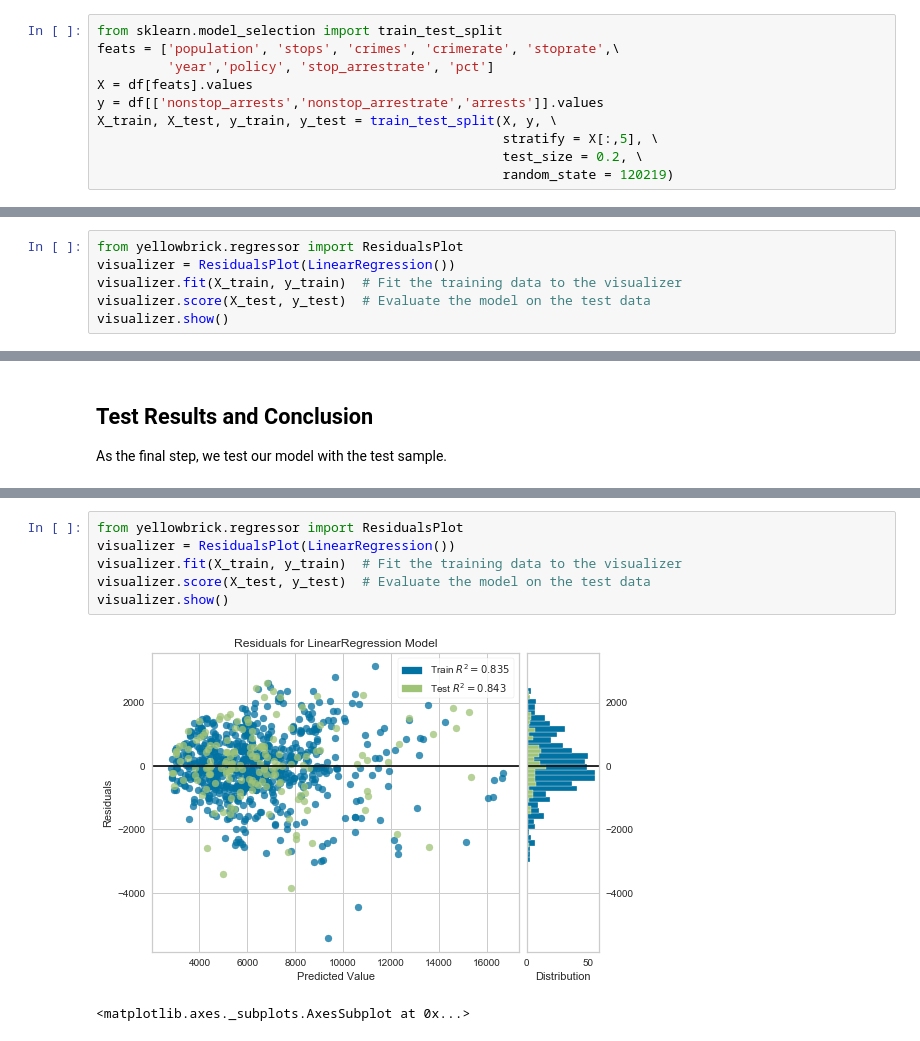
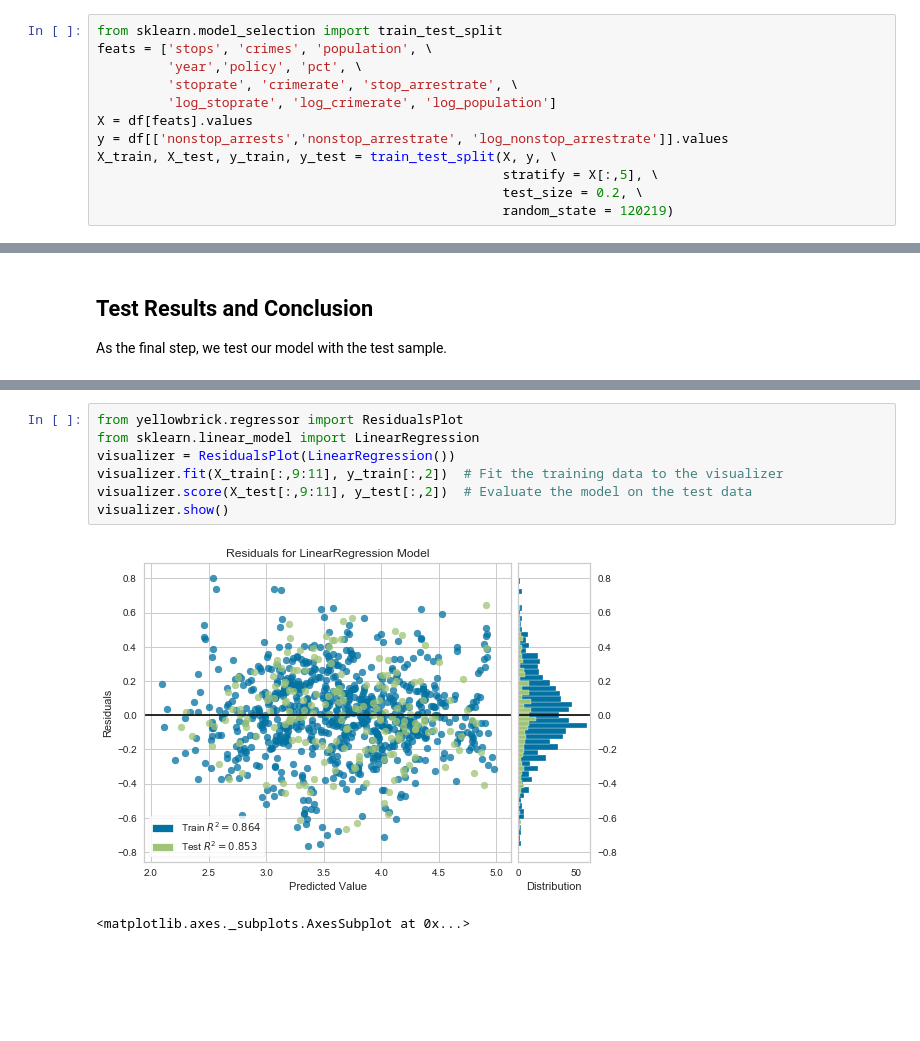
Before and after one commit to anilca-lab/FIS-Mod4-Project, a Jupyter notebook: Master_Notebook.ipynb, the cells around one changed output, grey strips where cells are left out. Cells and saved outputs as stored; diff of their text form; blank space fills up the shorter version.

```diff
--- a/Master_Notebook.ipynb
+++ b/Master_Notebook.ipynb
@@ -76,10 +76,12 @@ sns.heatmap(df.corr(), center=0);
 To start our training process, we split our data into the training and test samples, after stratifying by year. Then, we fit our linear regression model to the training sample, starting with the most basic specification where y is the number of arrests excluding arrests through stop-question-frisk and X contains stops.
 # %%
 from sklearn.model_selection import train_test_split
-feats = ['population', 'stops', 'crimes', 'crimerate', 'stoprate',\
-         'year','policy', 'stop_arrestrate', 'pct']
+feats = ['stops', 'crimes', 'population', \
+         'year','policy', 'pct', \
+         'stoprate', 'crimerate', 'stop_arrestrate', \
+         'log_stoprate', 'log_crimerate', 'log_population']
 X = df[feats].values
-y = df[['nonstop_arrests','nonstop_arrestrate','arrests']].values
+y = df[['nonstop_arrests','nonstop_arrestrate', 'log_nonstop_arrestrate']].values
 X_train, X_test, y_train, y_test = train_test_split(X, y, \
                                                     stratify = X[:,5], \
                                                     test_size = 0.2, \
@@ -241,6 +251,0 @@ linreg.intercept_, linreg.coef_[0], linreg.score(X_train,y_train), linreg.score(
-# %%
-from yellowbrick.regressor import ResidualsPlot
-visualizer = ResidualsPlot(LinearRegression())
-visualizer.fit(X_train, y_train)  # Fit the training data to the visualizer
-visualizer.score(X_test, y_test)  # Evaluate the model on the test data
-visualizer.show()
@@ -262,9 +273,10 @@ Text(0.5, 1.0, 'Linear Regression')
 # %%
 from yellowbrick.regressor import ResidualsPlot
+from sklearn.linear_model import LinearRegression
 visualizer = ResidualsPlot(LinearRegression())
-visualizer.fit(X_train, y_train)  # Fit the training data to the visualizer
-visualizer.score(X_test, y_test)  # Evaluate the model on the test data
+visualizer.fit(X_train[:,9:11], y_train[:,2])  # Fit the training data to the visualizer
+visualizer.score(X_test[:,9:11], y_test[:,2])  # Evaluate the model on the test data
 visualizer.show()
 # %% [output]
-[figure, old version]
+[figure, new version]
 <matplotlib.axes._subplots.AxesSubplot at 0x...>
```
Also changed, not shown: parts of 26 cells of this notebook, 2 other files.
